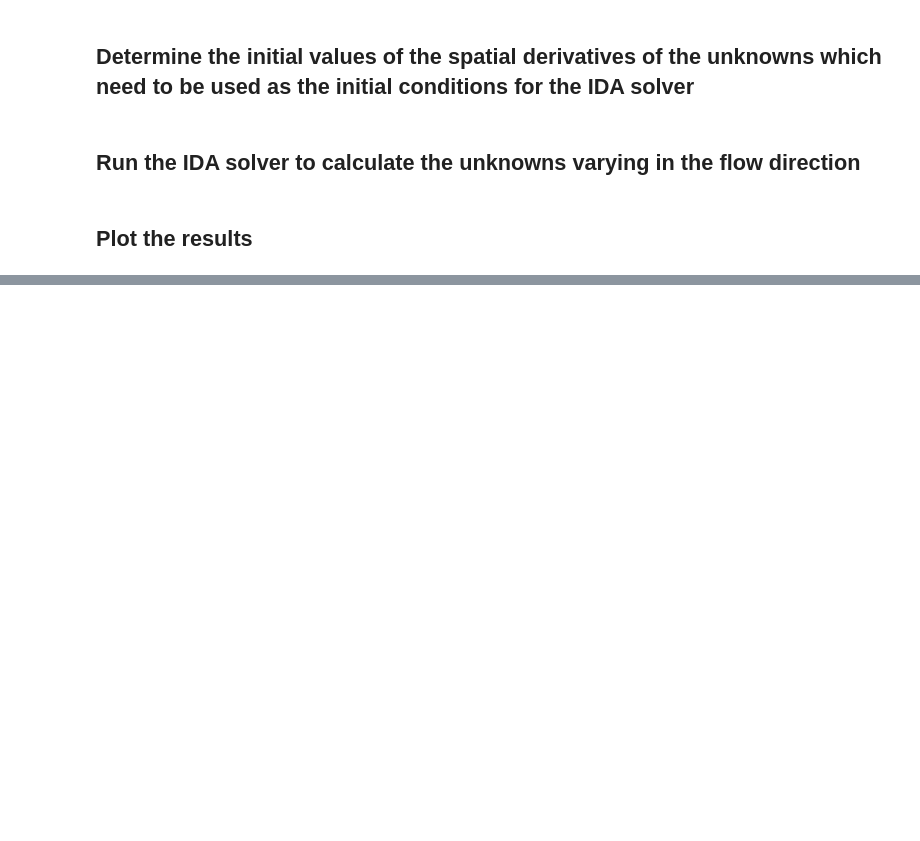
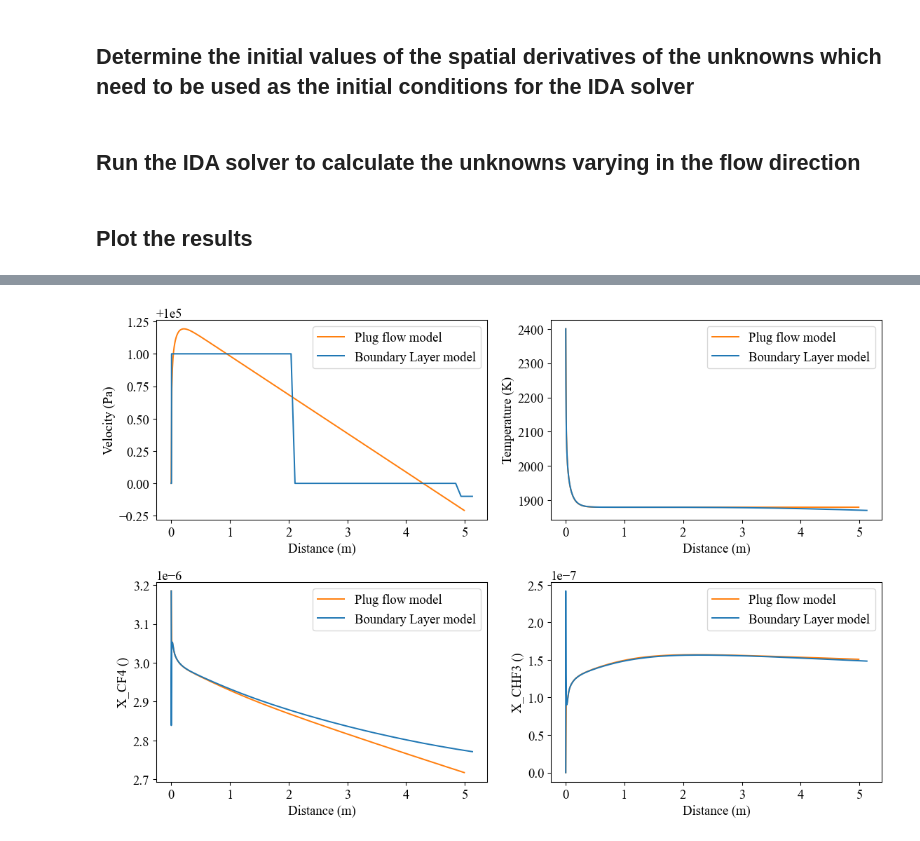
Before and after one commit to gkogekar/cantera-jupyter, a Jupyter notebook: reactors/1D_pfr.ipynb, the cells around one changed output, grey strips where cells are left out. Cells and saved outputs as stored; diff of their text form; code cells hidden in the pictures; blank space fills up the shorter version.

```diff
--- a/reactors/1D_pfr.ipynb
+++ b/reactors/1D_pfr.ipynb
@@ -206,0 +265,55 @@ Destruction efficiency for CF4 = 0.45748871155357845 %
+# %%
+# Compare with BL code
+import pandas as pd
+i_arr = [0]
+baseFolder = 'C:/brownUniversity/boundary_layer_problem/CF4/Tin=2400K/1000/Re_2500/'
+
+# Plot
+plt.rcParams['font.size'] = 14
+f, ax = plt.subplots(2,2, figsize=(12, 8), dpi=96)
+
+ax[0,0].plot(times, solution.values.y[:,ind_p], color='C1', label='Plug flow model')
+ax[0,0].set_xlabel('Distance (m)')
+ax[0,0].set_ylabel('Velocity (Pa)')
+ax[0,1].plot(times, solution.values.y[:,ind_T], color='C1',label='Plug flow model')
+ax[0,1].set_xlabel('Distance (m)')
+ax[0,1].set_ylabel('Temperature (K)')
+ax[1,0].plot(times, solution.values.y[:,4+ind_CF4], color='C1', label='Plug flow model')
+ax[1,0].set_xlabel('Distance (m)')
+ax[1,0].set_ylabel('X_CF4 ()')
+ax[1,1].plot(times, solution.values.y[:,4+ind_CHF3], color='C1', label='Plug flow model')
+ax[1,1].set_xlabel('Distance (m)')
+ax[1,1].set_ylabel('X_CHF3 ()')
+
+# Indices for variables (Hard coded for now)
+indBL_vel = 1
+indBL_pres = 3
+indBL_T = 4
+indBL_CO = 27
+indBL_CO2 = 53
+indBL_N2 = 7
+indBL_HF = 71
+indBL_CHF3 = 77
+indBL_CF4 = 78
+indBL_CH4 = 15
+indBL_H2O = 18
+
+for i in range(len(i_arr)):
+    filename = baseFolder + 'i_' + str(i_arr[i]) + '.csv'
+    data = pd.read_csv(filename).values
+    points = data[:,0].size
+    z = data[:,0]*D
+    nvar = data[0,:].size
+
+    ax[0,0].plot(z, data[:, indBL_pres], color='C0', label='Boundary Layer model')
+    ax[0,1].plot(z, data[:, indBL_T], color='C0', label='Boundary Layer model')
+    ax[1,0].plot(z, data[:, indBL_CF4], color='C0', label='Boundary Layer model')
+    ax[1,1].plot(z, data[:, indBL_CHF3], color='C0', label='Boundary Layer model')
+    ax[0,0].legend()
+    ax[0,1].legend()
+    ax[1,0].legend()
+    ax[1,1].legend()
+
+f.tight_layout()
+# %% [output]
+[figure, added]
```
Also changed, not shown: parts of 9 cells of this notebook, 5 other files.
